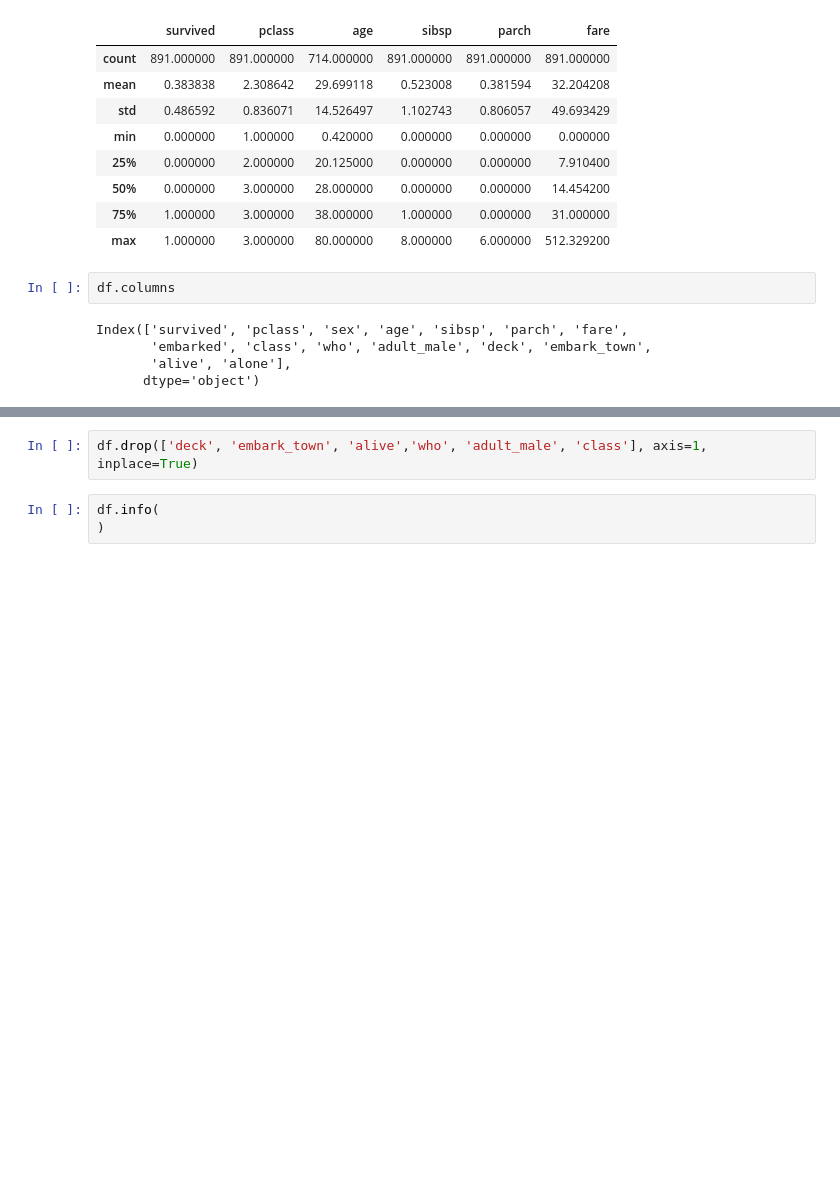
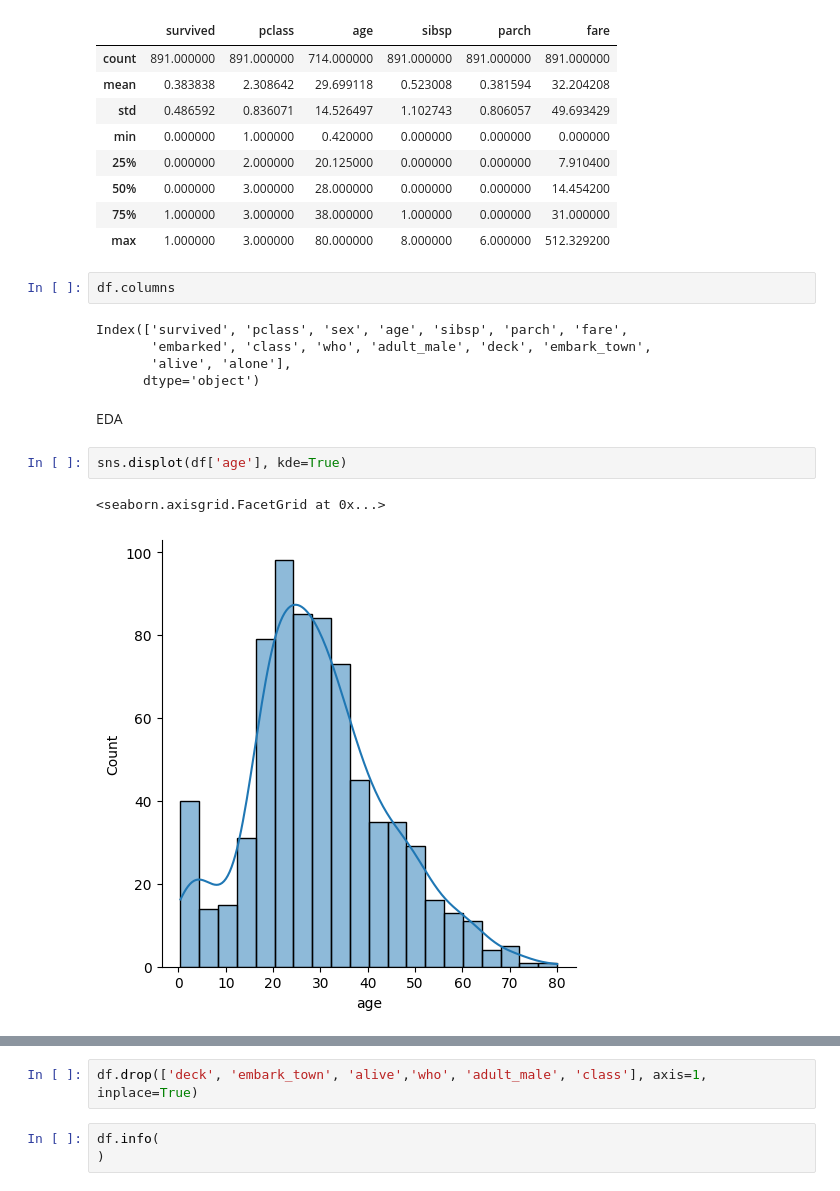
Before and after one commit to thearyal/Titanic_Classification_Models, a Jupyter notebook: Titanic.ipynb, the cells around one changed output, grey strips where cells are left out. Cells and saved outputs as stored; diff of their text form; blank space fills up the shorter version.

```diff
--- a/Titanic.ipynb
+++ b/Titanic.ipynb
@@ -60,3 +60,10 @@ Index(['survived', 'pclass', 'sex', 'age', 'sibsp', 'parch', 'fare',
        'embarked', 'class', 'who', 'adult_male', 'deck', 'embark_town',
        'alive', 'alone'],
       dtype='object')
+# %% [markdown]
+EDA
+# %%
+sns.displot(df['age'], kde=True)
+# %% [output]
+<seaborn.axisgrid.FacetGrid at 0x...>
+[figure, added]
```
Also changed, not shown: parts of 4 cells of this notebook.
